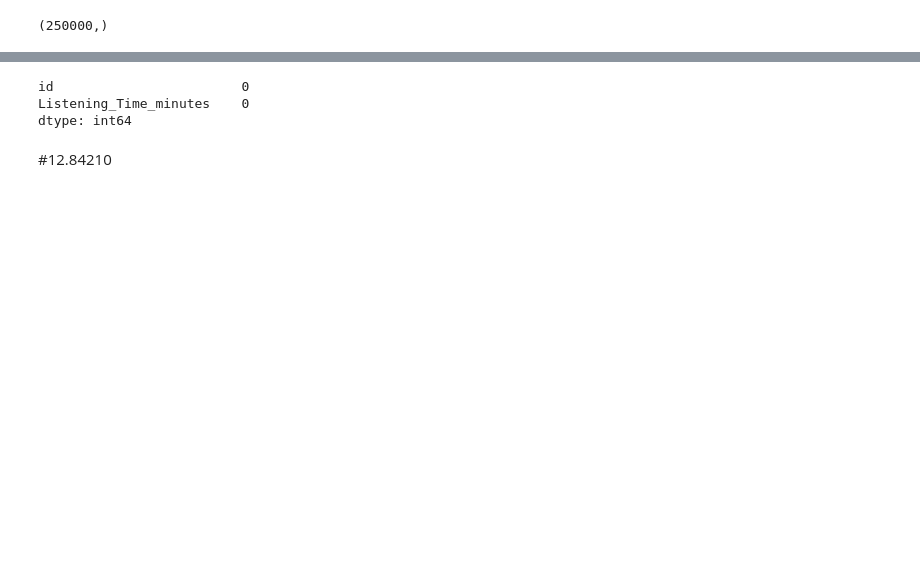
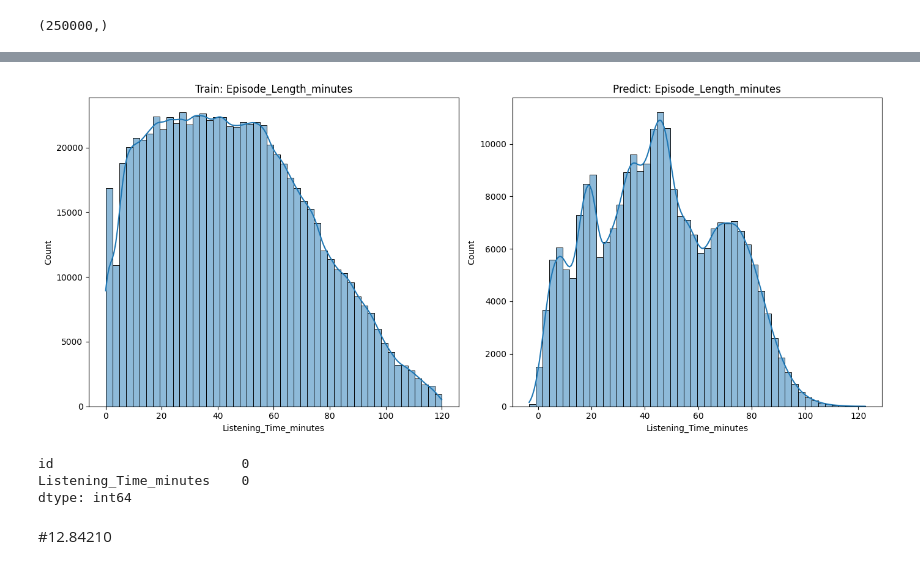
Before and after one commit to yasuo-kouki/playground, a Jupyter notebook: hybrid_project.ipynb, the cells around one changed output, grey strips where cells are left out. Drawn from its saved outputs; the diff is of its cells as text; code cells hidden in the pictures; blank space fills up the shorter version.

```diff
--- a/hybrid_project.ipynb
+++ b/hybrid_project.ipynb
@@ -368,3 +368,25 @@ display(submission.head())
+# %%
+import seaborn as sns
+import matplotlib.pyplot as plt
+
+# サブプロットの準備（横に2つ）
+fig, axs = plt.subplots(1, 2, figsize=(14, 6))
+
+# train データのヒストグラム + KDE
+sns.histplot(train['Listening_Time_minutes'].dropna(), kde=True, bins=50, ax=axs[0])
+axs[0].set_title('Train: Episode_Length_minutes')
+#axs[0].set_xlabel('Episode_Length_minutes')
+
+# predict データのヒストグラム + KDE
+sns.histplot(submission['Listening_Time_minutes'].dropna(), kde=True, bins=50, ax=axs[1])
+axs[1].set_title('Predict: Episode_Length_minutes')
+#axs[1].set_xlabel('Episode_Length_minutes')
+
+# レイアウト調整して表示
+plt.tight_layout()
+plt.show()
+# %% [output]
+[figure, added]
 # %%
 submission.isnull().sum()
 # %% [output]
```
Also changed, not shown: parts of 2 cells of this notebook, 3 other files.
